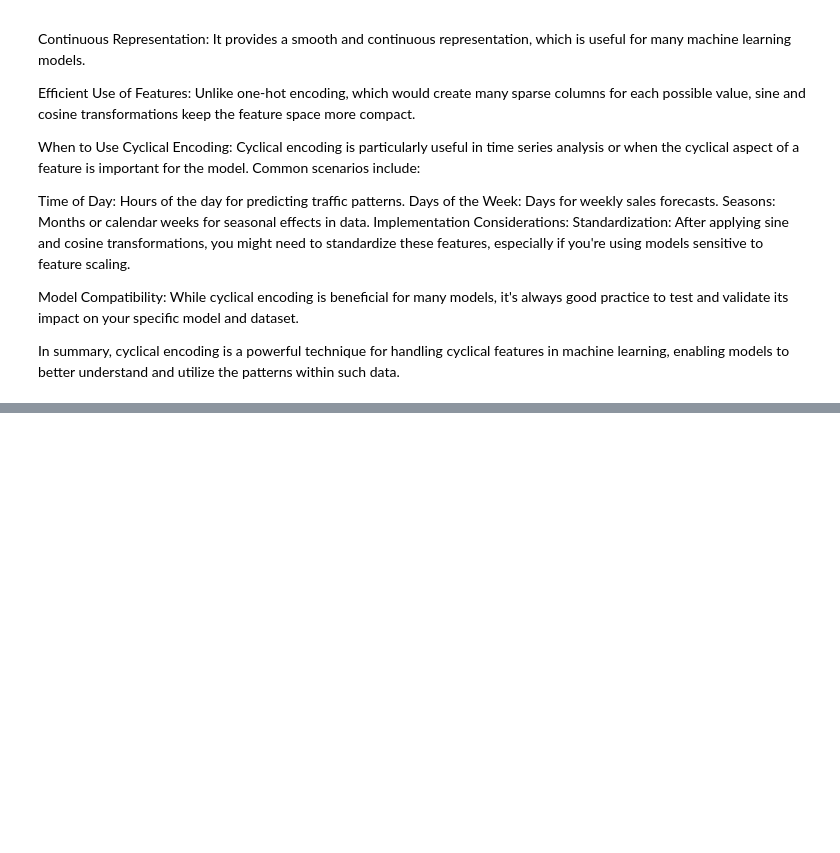
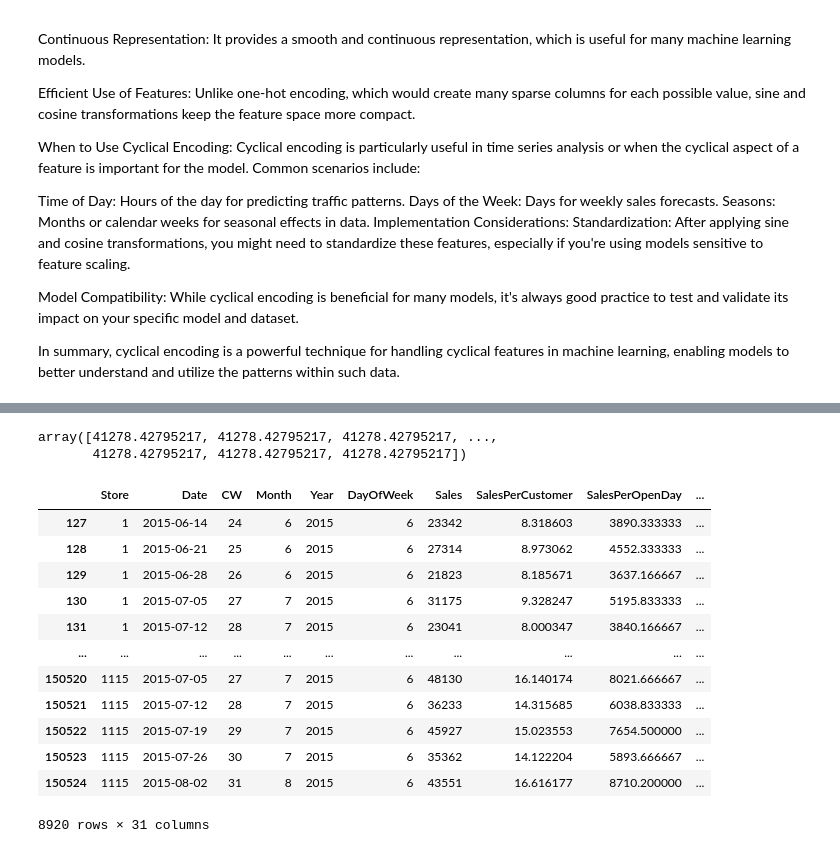
Before and after one commit to Dsite42/Capstone_Project_Rossmann, a Jupyter notebook: Capstone Projekt Rossmann - Feature Engineering.ipynb, the cells around one changed output, grey strips where cells are left out. Cells and saved outputs as stored; diff of their text form; code cells hidden in the pictures; blank space fills up the shorter version.

```diff
--- a/Capstone Projekt Rossmann - Feature Engineering.ipynb
+++ b/Capstone Projekt Rossmann - Feature Engineering.ipynb
@@ -672,0 +786,21 @@ In summary, cyclical encoding is a powerful technique for handling cyclical feat
+# %%
+y_train_pred
+# %% [output]
+array([41278.42795217, 41278.42795217, 41278.42795217, ...,
+       41278.42795217, 41278.42795217, 41278.42795217])
+# %%
+X_test
+# %% [output]
+|  | Store | Date | CW | Month | Year | DayOfWeek | Sales | SalesPerCustomer | SalesPerOpenDay | ... |
+| 127 | 1 | 2015-06-14 | 24 | 6 | 2015 | 6 | 23342 | 8.318603 | 3890.333333 | ... |
+| 128 | 1 | 2015-06-21 | 25 | 6 | 2015 | 6 | 27314 | 8.973062 | 4552.333333 | ... |
+| 129 | 1 | 2015-06-28 | 26 | 6 | 2015 | 6 | 21823 | 8.185671 | 3637.166667 | ... |
+| 130 | 1 | 2015-07-05 | 27 | 7 | 2015 | 6 | 31175 | 9.328247 | 5195.833333 | ... |
+| 131 | 1 | 2015-07-12 | 28 | 7 | 2015 | 6 | 23041 | 8.000347 | 3840.166667 | ... |
+| ... | ... | ... | ... | ... | ... | ... | ... | ... | ... | ... |
+| 150520 | 1115 | 2015-07-05 | 27 | 7 | 2015 | 6 | 48130 | 16.140174 | 8021.666667 | ... |
+| 150521 | 1115 | 2015-07-12 | 28 | 7 | 2015 | 6 | 36233 | 14.315685 | 6038.833333 | ... |
+| 150522 | 1115 | 2015-07-19 | 29 | 7 | 2015 | 6 | 45927 | 15.023553 | 7654.500000 | ... |
+| 150523 | 1115 | 2015-07-26 | 30 | 7 | 2015 | 6 | 35362 | 14.122204 | 5893.666667 | ... |
+| 150524 | 1115 | 2015-08-02 | 31 | 8 | 2015 | 6 | 43551 | 16.616177 | 8710.200000 | ... |
+8920 rows × 31 columns
```
Also changed, not shown: parts of 8 cells of this notebook.
